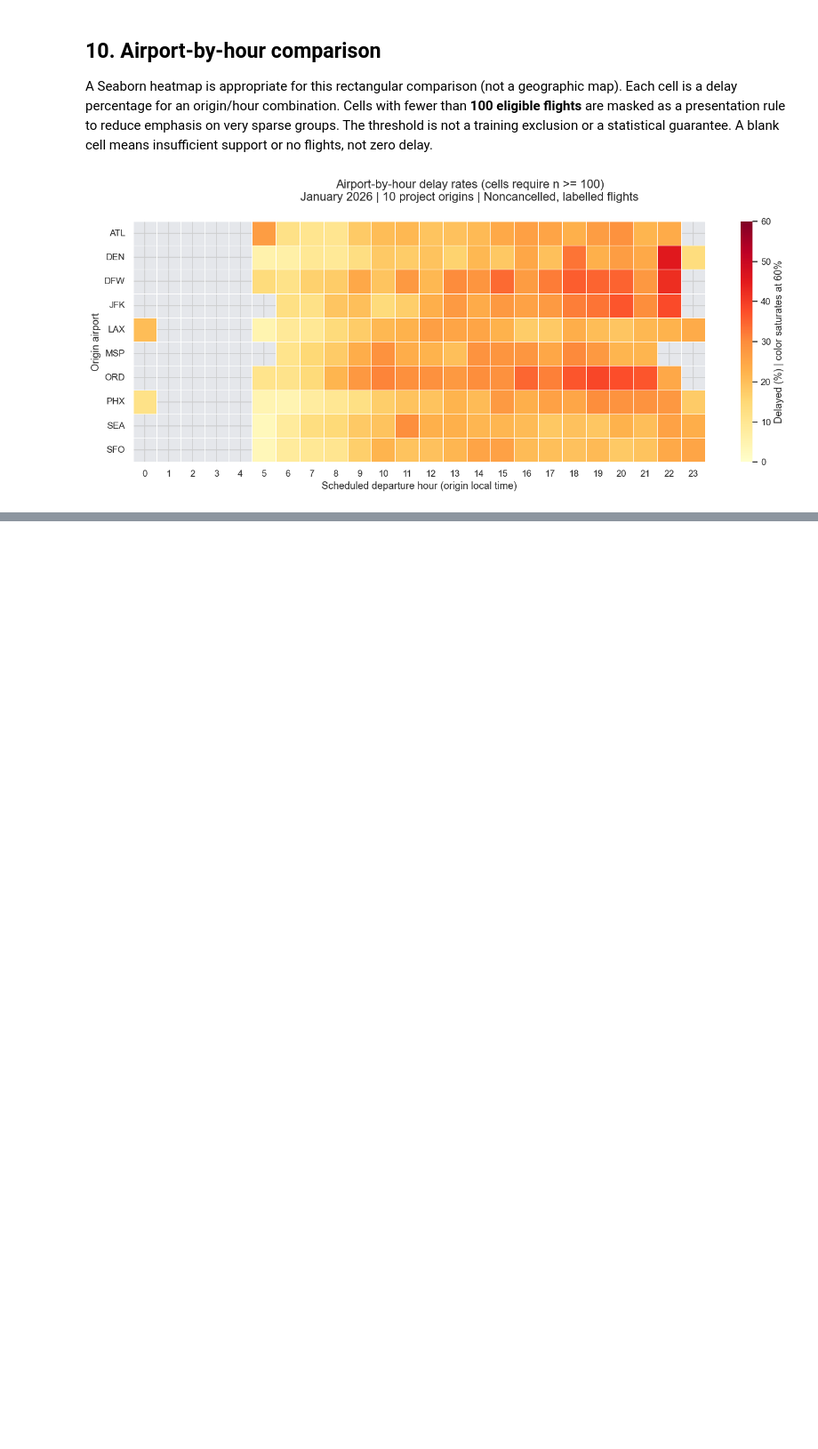
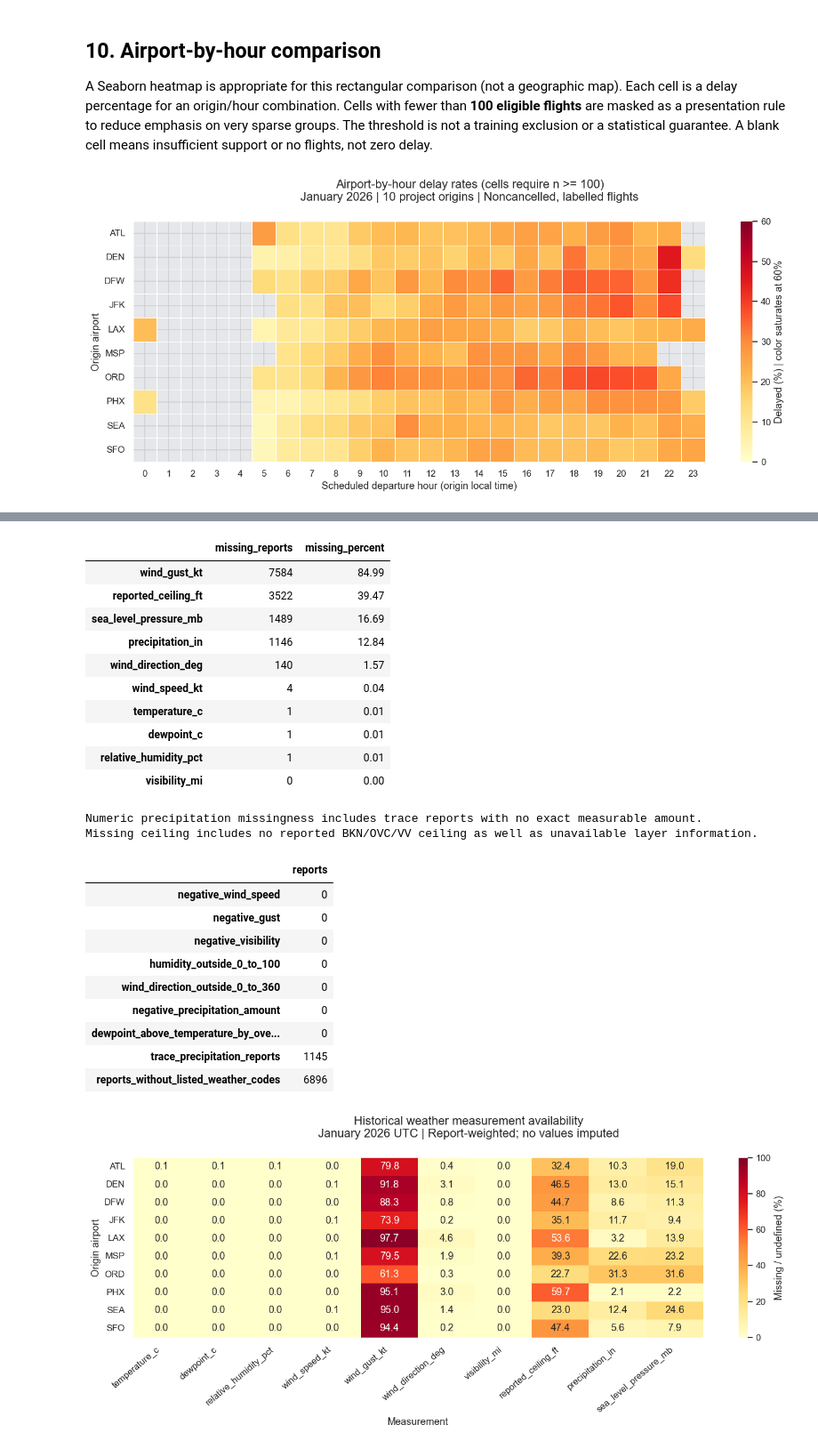
Before and after one commit to Abhay1147/aviation-mlops-platform, a Jupyter notebook: Notebooks/EDA.ipynb, the cells around one changed output, grey strips where cells are left out. Shown at 89% size. Cells and saved outputs as stored; diff of their text form; code cells hidden in the pictures; blank space fills up the shorter version.

```diff
--- a/Notebooks/EDA.ipynb
+++ b/Notebooks/EDA.ipynb
@@ -711,0 +929,57 @@ finish_figure(fig, "departure_delays_airport_hour.png")
+# %%
+WEATHER_MEASUREMENTS = [
+    "temperature_c", "dewpoint_c", "relative_humidity_pct", "wind_speed_kt", "wind_gust_kt",
+    "wind_direction_deg", "visibility_mi", "reported_ceiling_ft", "precipitation_in", "sea_level_pressure_mb"
+]
+weather_missing = pd.DataFrame({
+    "missing_reports": weather_jan[WEATHER_MEASUREMENTS].isna().sum(),
+    "missing_percent": weather_jan[WEATHER_MEASUREMENTS].isna().mean()*100
+}).sort_values("missing_percent", ascending=False)
+display(weather_missing.round(2))
+print("Numeric precipitation missingness includes trace reports with no exact measurable amount.")
+print("Missing ceiling includes no reported BKN/OVC/VV ceiling as well as unavailable layer information.")
+weather_quality = pd.Series({
+    "negative_wind_speed": weather_jan["wind_speed_kt"].lt(0).sum(),
+    "negative_gust": weather_jan["wind_gust_kt"].lt(0).sum(),
+    "negative_visibility": weather_jan["visibility_mi"].lt(0).sum(),
+    "humidity_outside_0_to_100": ((weather_jan["relative_humidity_pct"]<0)|(weather_jan["relative_humidity_pct"]>100)).sum(),
+    "wind_direction_outside_0_to_360": ((weather_jan["wind_direction_deg"]<0)|(weather_jan["wind_direction_deg"]>360)).sum(),
+    "negative_precipitation_amount": weather_jan["precipitation_in"].lt(0).sum(),
+    "dewpoint_above_temperature_by_over_0_5C": weather_jan["temperature_dewpoint_spread_c"].lt(-.5).sum(),
+    "trace_precipitation_reports": weather_jan["precipitation_trace"].sum(),
+    "reports_without_listed_weather_codes": weather_jan["weather_codes"].isin(["M", ""]).sum()
+}, name="reports")
+display(weather_quality.to_frame())
+missing_by_airport = weather_jan.groupby("origin")[WEATHER_MEASUREMENTS].agg(lambda s: s.isna().mean()*100).reindex(PROJECT_AIRPORTS)
+fig, ax = plt.subplots(figsize=(13, 5.5))
+sns.heatmap(missing_by_airport, cmap="YlOrRd", vmin=0, vmax=100, annot=True, fmt=".1f", cbar_kws={"label": "Missing / undefined (%)"}, ax=ax)
+ax.set(xlabel="Measurement", ylabel="Origin airport")
+ax.set_yticklabels(ax.get_yticklabels(), rotation=0)
+ax.set_xticklabels(ax.get_xticklabels(), rotation=40, ha="right")
+fig.suptitle("Historical weather measurement availability\nJanuary 2026 UTC | Report-weighted; no values imputed")
+finish_figure(fig, "weather_missingness_by_airport.png")
+# %% [output]
+|  | missing_reports | missing_percent |
+| wind_gust_kt | 7584 | 84.99 |
+| reported_ceiling_ft | 3522 | 39.47 |
+| sea_level_pressure_mb | 1489 | 16.69 |
+| precipitation_in | 1146 | 12.84 |
+| wind_direction_deg | 140 | 1.57 |
+| wind_speed_kt | 4 | 0.04 |
+| temperature_c | 1 | 0.01 |
+| dewpoint_c | 1 | 0.01 |
+| relative_humidity_pct | 1 | 0.01 |
+| visibility_mi | 0 | 0.00 |
+Numeric precipitation missingness includes trace reports with no exact measurable amount.
+Missing ceiling includes no reported BKN/OVC/VV ceiling as well as unavailable layer information.
+|  | reports |
+| negative_wind_speed | 0 |
+| negative_gust | 0 |
+| negative_visibility | 0 |
+| humidity_outside_0_to_100 | 0 |
+| wind_direction_outside_0_to_360 | 0 |
+| negative_precipitation_amount | 0 |
+| dewpoint_above_temperature_by_ove... | 0 |
+| trace_precipitation_reports | 1145 |
+| reports_without_listed_weather_codes | 6896 |
+[figure, added]
```
Also changed, not shown: parts of 19 cells of this notebook, 8 other files.
